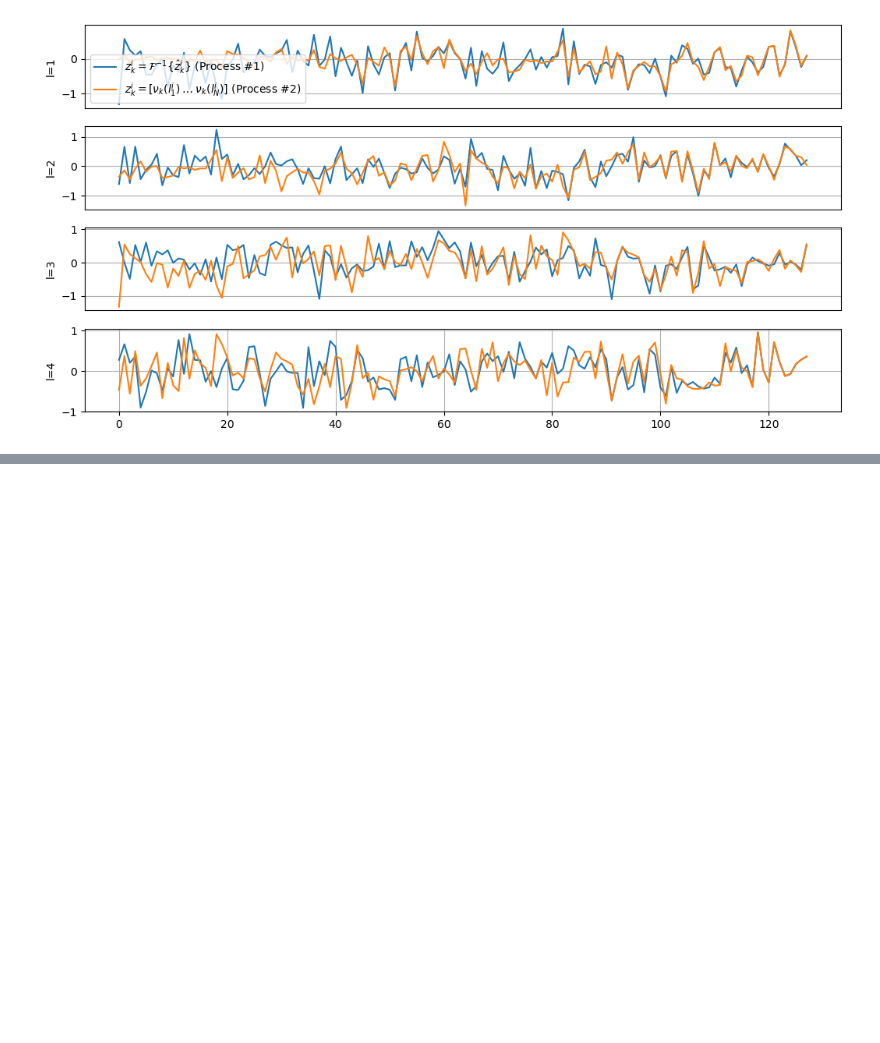
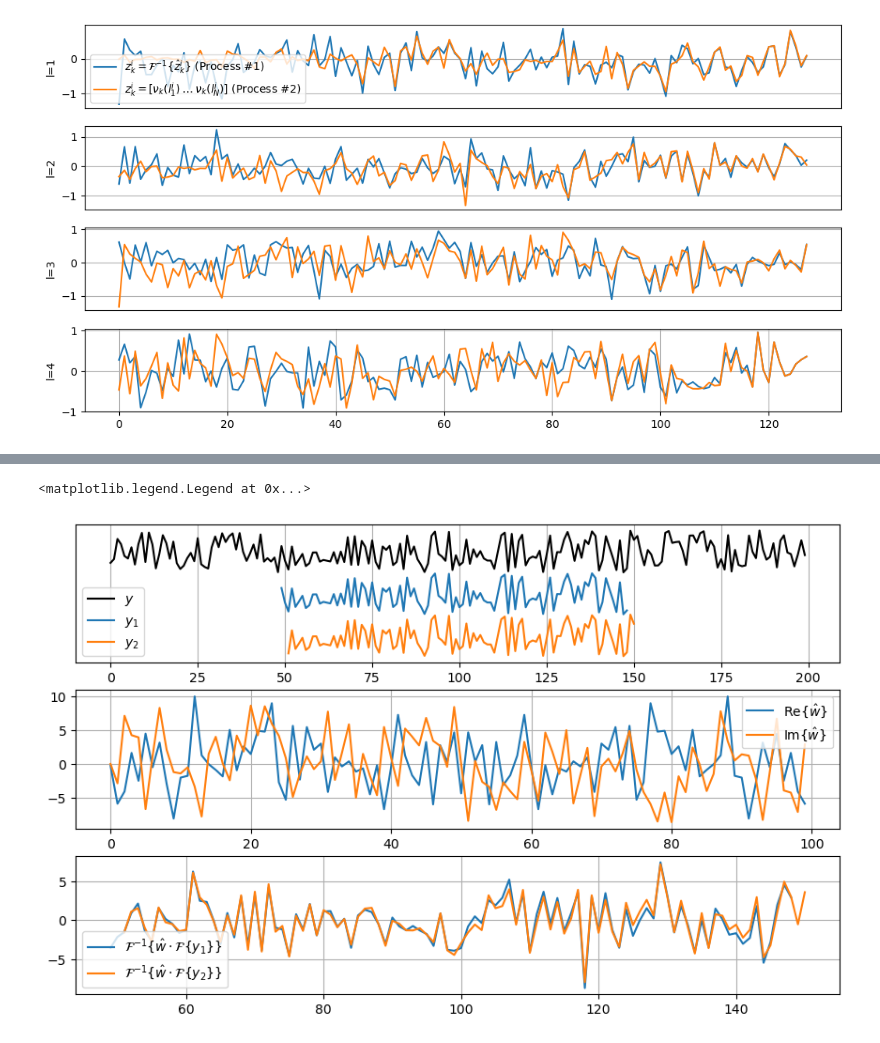
Before and after one commit to p-didier/sounds-phd, a Jupyter notebook: 97_tests/05_dsp_related/202206_increase_the_granularity/granu.ipynb, the cells around one changed output, grey strips where cells are left out. Cells and saved outputs as stored; diff of their text form; code cells hidden in the pictures; blank space fills up the shorter version.

```diff
--- a/97_tests/05_dsp_related/202206_increase_the_granularity/granu.ipynb
+++ b/97_tests/05_dsp_related/202206_increase_the_granularity/granu.ipynb
@@ -217,0 +187,78 @@ axes[2].legend()
+# %%
+import soundfile as sf
+
+
+n = 200
+M = 100
+rng = np.random.default_rng(SEED)
+y = 2 * rng.random(n) - 1
+# 2 overlapping chunks
+ovlpeff = 98  # overlap between chunks (%)
+
+ovlp = .5 + ovlpeff / 100 * .25
+
+# ovlp = .75
+y1 = y[(int(ovlp * n)-M):int(ovlp * n)]
+y2 = y[int(n * (1 - ovlp)):(int(n * (1 - ovlp))+M)]
+
+filtertype = 'random'
+# filtertype = 'rir'
+filteringdomain = 't'   # convolution
+# filteringdomain = 'f'   # multiplication
+
+N = len(y1)
+if filtertype == 'random':
+    w = 2 * rng.random(N) - 1
+    # w = np.zeros(N)
+    # w[0] = 1
+elif filtertype == 'rir':
+    path = 'U:/py/sounds-phd/97_tests/05_dsp_related/00_signals/rir1.wav'
+    w, fs = sf.read(path)
+    w = w[:N]
+
+
+# nfft = 2*N - 1
+nfft = N
+
+w_hat = np.fft.fft(w, nfft, axis=0)
+
+
+if filteringdomain == 'f':
+
+    y1_hat = np.fft.fft(y1, nfft, axis=0)
+    y2_hat = np.fft.fft(y2, nfft, axis=0)
+    z1_hat = y1_hat * w_hat
+    z2_hat = y2_hat * w_hat
+
+    y1_back = np.fft.ifft(z1_hat, nfft, axis=0)
+    y1_back = np.real_if_close(y1_back)
+    y2_back = np.fft.ifft(z2_hat, nfft, axis=0)
+    y2_back = np.real_if_close(y2_back)
+
+    # y1_back = _centered(y1_back, N)
+    # y2_back = _centered(y2_back, N)
+elif filteringdomain == 't':
+    # y1_back = np.convolve(w, y1, mode='same')
+    # y2_back = np.convolve(w, y2, mode='same')
+    y1_back = sig.convolve(w, y1, mode='same', method='direct')
+    y2_back = sig.convolve(w, y2, mode='same', method='direct')
+
+fig, axes = plt.subplots(3,1)
+fig.set_size_inches(10.5, 6.5)
+axes[0].plot(y, 'k', label='$y$')
+axes[0].plot(np.arange(start=int(ovlp * n)-M, stop=int(ovlp * n)), y1 - 2, 'C0', label='$y_1$')
+axes[0].plot(np.arange(start=n * (1 - ovlp), stop=n * (1 - ovlp)+M), y2 - 4, 'C1', label='$y_2$')
+axes[0].grid()
+axes[0].legend()
+axes[0].set_yticks([])
+axes[1].plot(np.real(w_hat), label='Re{$\\hat{{w}}$}')
+axes[1].plot(np.imag(w_hat), label='Im{$\\hat{{w}}$}')
+axes[1].grid()
+axes[1].legend()
+axes[2].plot(np.arange(start=int(ovlp * n)-M, stop=int(ovlp * n)), y1_back, label='$\\mathcal{{F}}^{{-1}}\\{\\hat{{w}}\\cdot\\mathcal{{F}}\\{y_1\\}\\}$')
+axes[2].plot(np.arange(start=n * (1 - ovlp), stop=n * (1 - ovlp)+M), y2_back, label='$\\mathcal{{F}}^{{-1}}\\{\\hat{{w}}\\cdot\\mathcal{{F}}\\{y_2\\}\\}$')
+axes[2].grid()
+axes[2].legend()
+# %% [output]
+<matplotlib.legend.Legend at 0x...>
+[figure, added]
```
Also changed, not shown: parts of 6 cells of this notebook, 31 other files.
